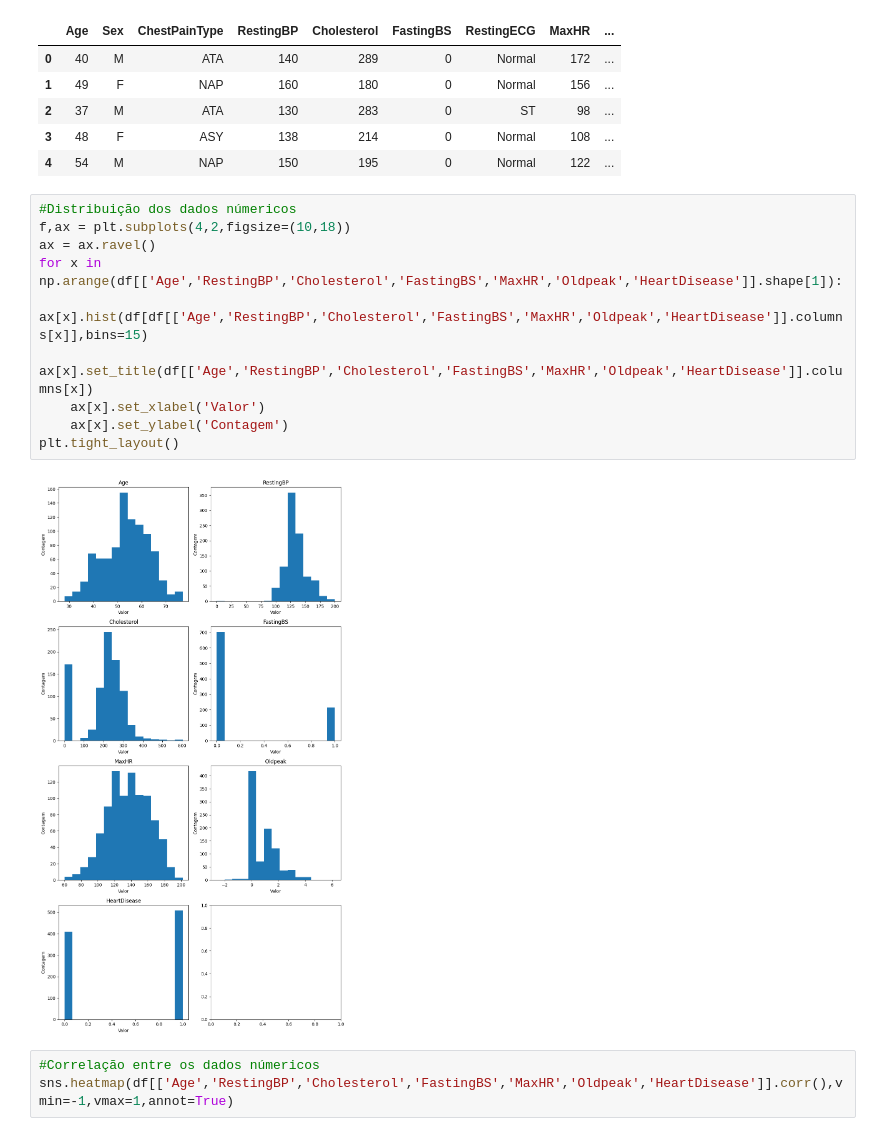
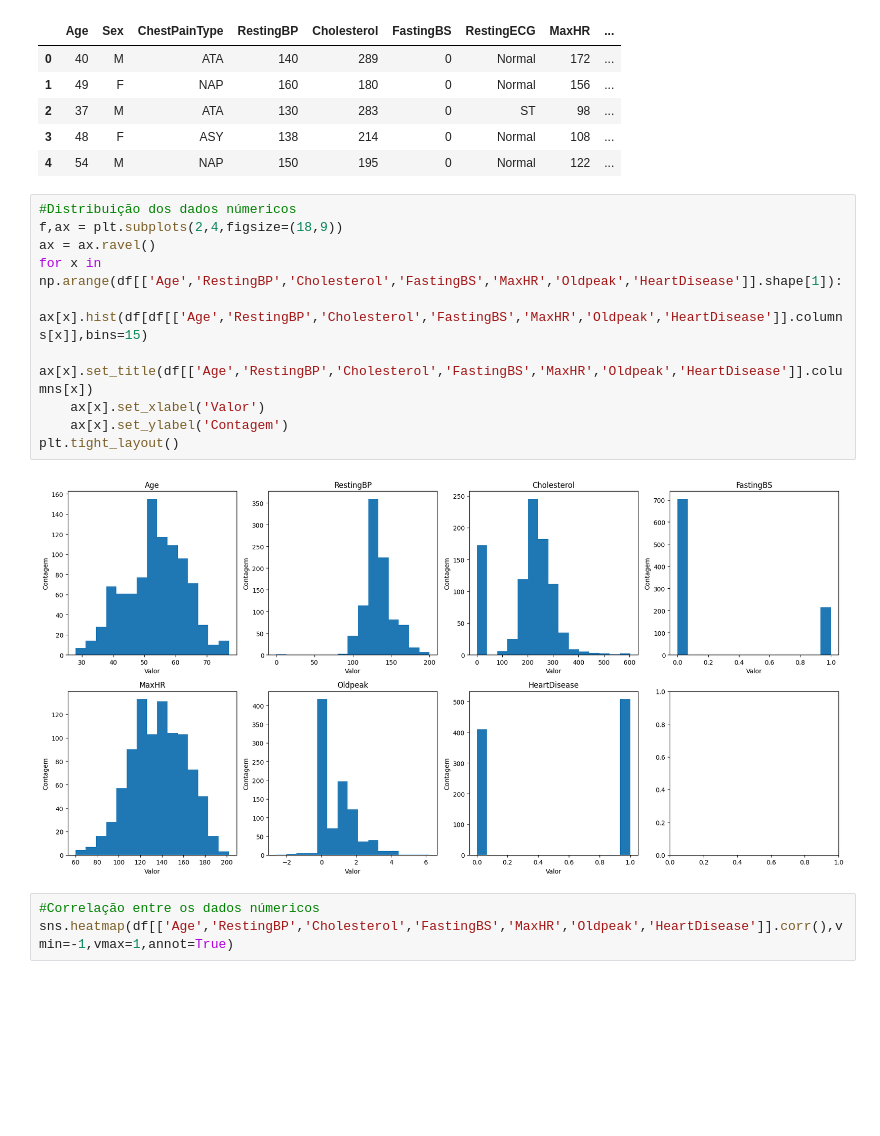
Before and after one commit to RafaSantosdeAlmeida/Heart, a Jupyter notebook: Heart_failure_cluster.ipynb, the cells around one changed output. Saved outputs shown, nothing was run; the diff lists cells and outputs as text; blank space fills up the shorter version.

```diff
--- a/Heart_failure_cluster.ipynb
+++ b/Heart_failure_cluster.ipynb
@@ -39,16 +39,16 @@ df.head()
 | 4 | 54 | M | NAP | 150 | 195 | 0 | Normal | 122 | ... |
 # %%
 #Distribuição dos dados númericos
-f,ax = plt.subplots(4,2,figsize=(10,18))
+f,ax = plt.subplots(2,4,figsize=(18,9))
 ax = ax.ravel()
 for x in np.arange(df[['Age','RestingBP','Cholesterol','FastingBS','MaxHR','Oldpeak','HeartDisease']].shape[1]):
     ax[x].hist(df[df[['Age','RestingBP','Cholesterol','FastingBS','MaxHR','Oldpeak','HeartDisease']].columns[x]],bins=15)
     ax[x].set_title(df[['Age','RestingBP','Cholesterol','FastingBS','MaxHR','Oldpeak','HeartDisease']].columns[x])
     ax[x].set_xlabel('Valor')
     ax[x].set_ylabel('Contagem')
 plt.tight_layout()
 # %% [output]
-[figure, old version]
+[figure, new version]
 # %%
 #Correlação entre os dados númericos
 sns.heatmap(df[['Age','RestingBP','Cholesterol','FastingBS','MaxHR','Oldpeak','HeartDisease']].corr(),vmin=-1,vmax=1,annot=True)
```
Also changed, not shown: parts of 1 cell of this notebook.
